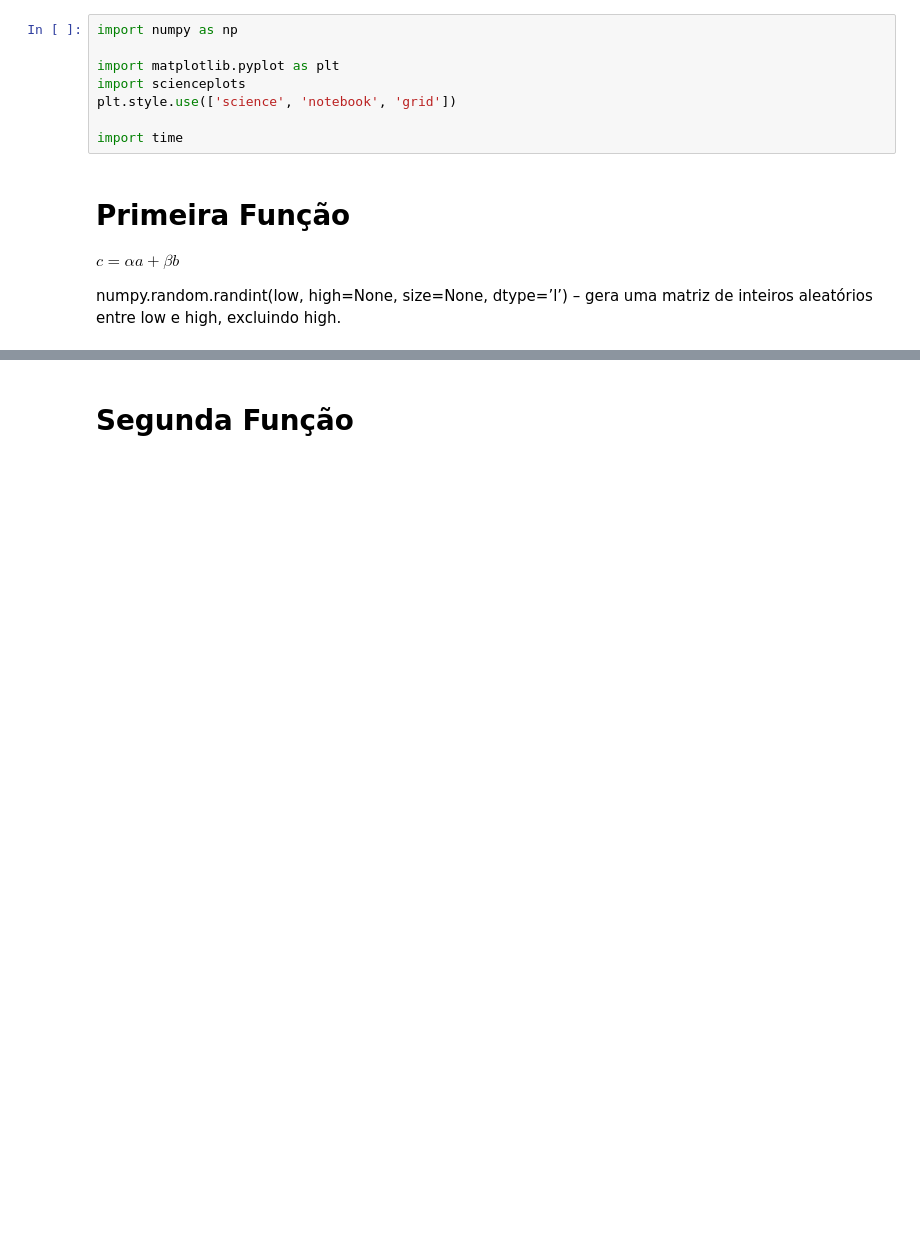
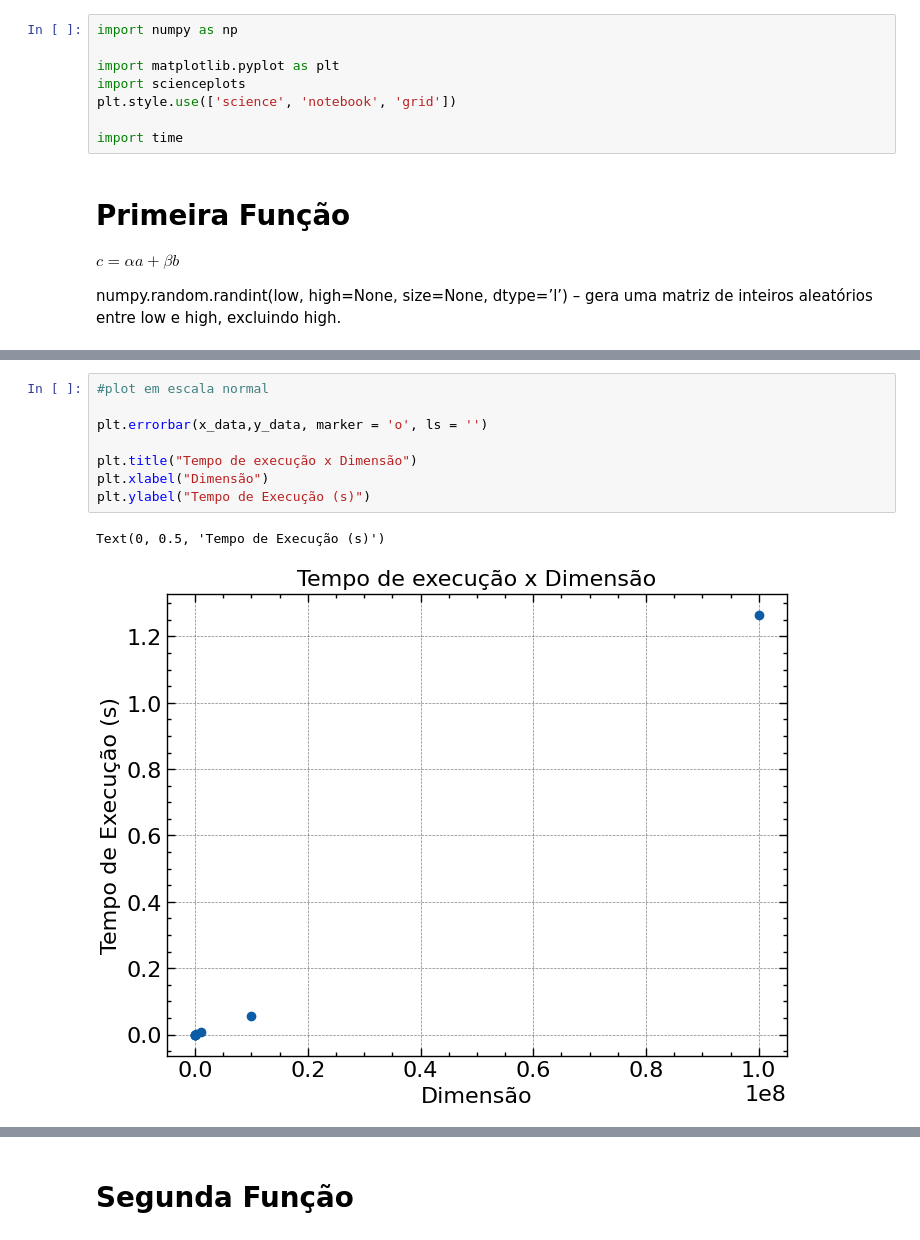
Before and after one commit to matncb/fund-prog, a Jupyter notebook: lista1/ex1.ipynb, the cells around one changed output, grey strips where cells are left out. Drawn from its saved outputs; the diff is of its cells as text; blank space fills up the shorter version.

```diff
--- a/lista1/ex1.ipynb
+++ b/lista1/ex1.ipynb
@@ -63,0 +81,11 @@ plt.xscale('log')
+# %%
+#plot em escala normal
+
+plt.errorbar(x_data,y_data, marker = 'o', ls = '')
+
+plt.title("Tempo de execução x Dimensão")
+plt.xlabel("Dimensão")
+plt.ylabel("Tempo de Execução (s)")
+# %% [output]
+Text(0, 0.5, 'Tempo de Execução (s)')
+[figure, added]
```
Also changed, not shown: parts of 10 cells of this notebook.
